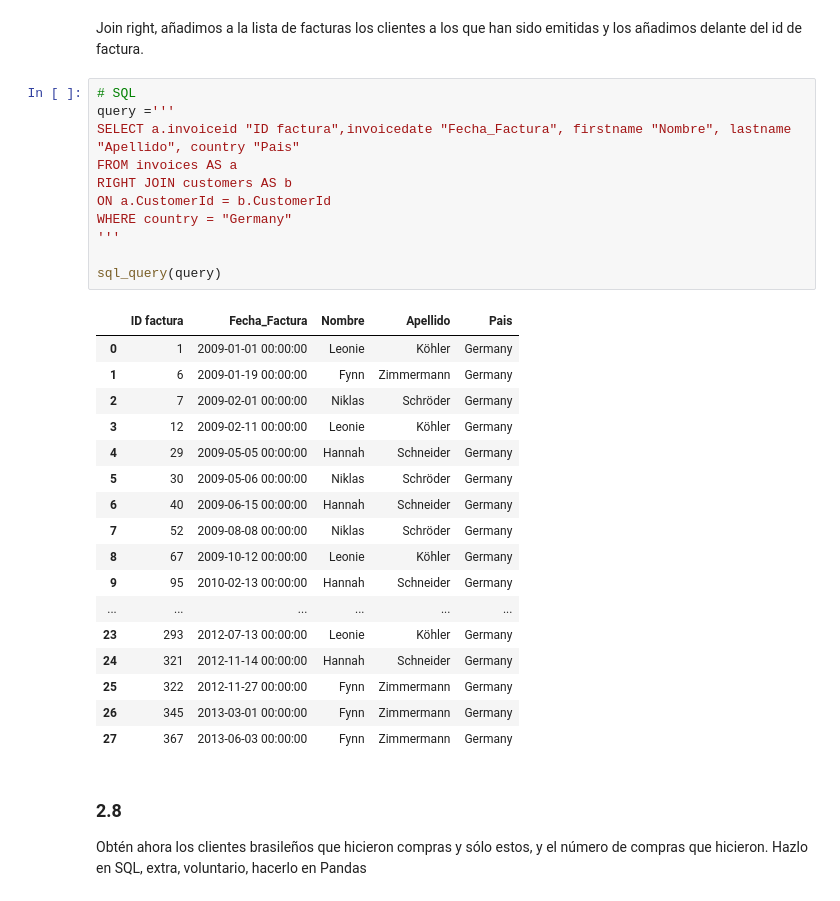
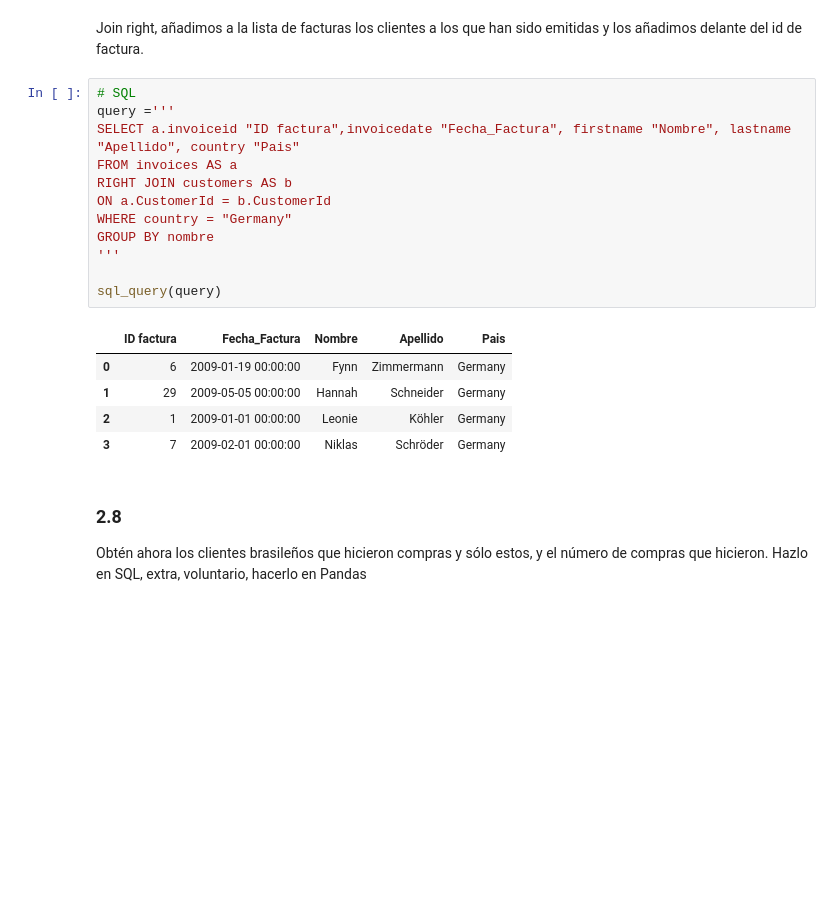
Before and after one commit to Erokson/ONLINE_DS_THEBRIDGE_AGDM, a Jupyter notebook: Sprint_06/Unidad_01/Practica_Obligatoria/18_Practica_Obligatoria_SQL.ipynb, the cells around one changed output. Cells and saved outputs as stored; diff of their text form; blank space fills up the shorter version.

```diff
--- a/Sprint_06/Unidad_01/Practica_Obligatoria/18_Practica_Obligatoria_SQL.ipynb
+++ b/Sprint_06/Unidad_01/Practica_Obligatoria/18_Practica_Obligatoria_SQL.ipynb
@@ -449,32 +449,21 @@ Join right, añadimos a la lista de facturas los clientes a los que han sido emi
 # %%
 # SQL
 query ='''
 SELECT a.invoiceid "ID factura",invoicedate "Fecha_Factura", firstname "Nombre", lastname "Apellido", country "Pais"
 FROM invoices AS a
 RIGHT JOIN customers AS b
 ON a.CustomerId = b.CustomerId
 WHERE country = "Germany"
+GROUP BY nombre
 '''
 
 sql_query(query)
 # %% [output]
 |  | ID factura | Fecha_Factura | Nombre | Apellido | Pais |
-| 0 | 1 | 2009-01-01 00:00:00 | Leonie | Köhler | Germany |
-| 1 | 6 | 2009-01-19 00:00:00 | Fynn | Zimmermann | Germany |
-| 2 | 7 | 2009-02-01 00:00:00 | Niklas | Schröder | Germany |
-| 3 | 12 | 2009-02-11 00:00:00 | Leonie | Köhler | Germany |
-| 4 | 29 | 2009-05-05 00:00:00 | Hannah | Schneider | Germany |
-| 5 | 30 | 2009-05-06 00:00:00 | Niklas | Schröder | Germany |
-| 6 | 40 | 2009-06-15 00:00:00 | Hannah | Schneider | Germany |
-| 7 | 52 | 2009-08-08 00:00:00 | Niklas | Schröder | Germany |
-| 8 | 67 | 2009-10-12 00:00:00 | Leonie | Köhler | Germany |
-| 9 | 95 | 2010-02-13 00:00:00 | Hannah | Schneider | Germany |
-| ... | ... | ... | ... | ... | ... |
-| 23 | 293 | 2012-07-13 00:00:00 | Leonie | Köhler | Germany |
-| 24 | 321 | 2012-11-14 00:00:00 | Hannah | Schneider | Germany |
-| 25 | 322 | 2012-11-27 00:00:00 | Fynn | Zimmermann | Germany |
-| 26 | 345 | 2013-03-01 00:00:00 | Fynn | Zimmermann | Germany |
-| 27 | 367 | 2013-06-03 00:00:00 | Fynn | Zimmermann | Germany |
+| 0 | 6 | 2009-01-19 00:00:00 | Fynn | Zimmermann | Germany |
+| 1 | 29 | 2009-05-05 00:00:00 | Hannah | Schneider | Germany |
+| 2 | 1 | 2009-01-01 00:00:00 | Leonie | Köhler | Germany |
+| 3 | 7 | 2009-02-01 00:00:00 | Niklas | Schröder | Germany |
 # %% [markdown]
 ### 2.8
 
```
Also changed, not shown: parts of 1 cell of this notebook.
